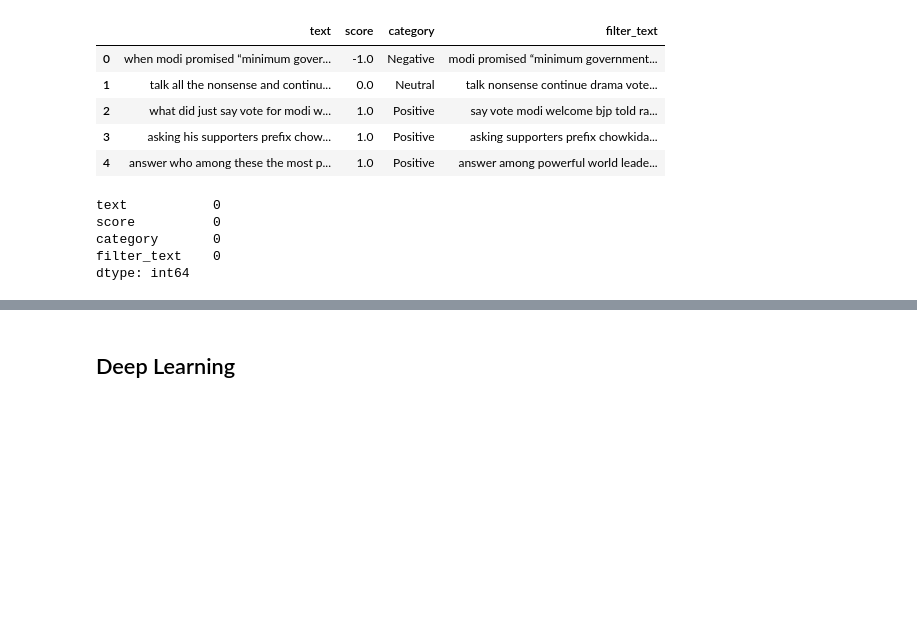
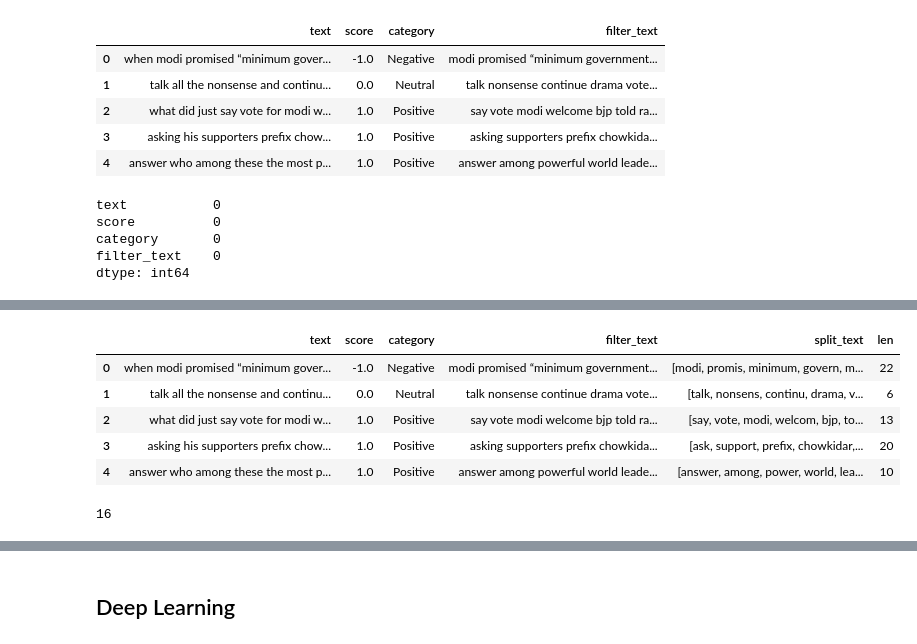
Before and after one commit to StockJanitor/CIS63_NLPTimeSeries, a Jupyter notebook: 2_model.ipynb, the cells around one changed output, grey strips where cells are left out. Drawn from its saved outputs; the diff is of its cells as text; code cells hidden in the pictures; blank space fills up the shorter version.

```diff
--- a/2_model.ipynb
+++ b/2_model.ipynb
@@ -289,3 +303,14 @@ df2.head()
+# %%
+df2['len'] = df2.split_text.apply(len)
+
+df2.head()
+# %% [output]
+|  | text | score | category | filter_text | split_text | len |
+| 0 | when modi promised “minimum gover... | -1.0 | Negative | modi promised “minimum government... | [modi, promis, minimum, govern, m... | 22 |
+| 1 | talk all the nonsense and continu... | 0.0 | Neutral | talk nonsense continue drama vote... | [talk, nonsens, continu, drama, v... | 6 |
+| 2 | what did just say vote for modi w... | 1.0 | Positive | say vote modi welcome bjp told ra... | [say, vote, modi, welcom, bjp, to... | 13 |
+| 3 | asking his supporters prefix chow... | 1.0 | Positive | asking supporters prefix chowkida... | [ask, support, prefix, chowkidar,... | 20 |
+| 4 | answer who among these the most p... | 1.0 | Positive | answer among powerful world leade... | [answer, among, power, world, lea... | 10 |
 # %%
 # choose x_data
 x_data = df2.split_text
@@ -295,10 +320,13 @@ y_data = pd.get_dummies(df2.category)
 
 #obtain max x length
 max_x_len = get_max_length(x_data)
-max_x_len
+
 
 # embed dimension
 EMBED_DIM = 32
+max_x_len
+# %% [output]
+16
 # %%
 # ENCODE REVIEW
 token = Tokenizer(lower=False)    # False becuase we already did it.
```
Also changed, not shown: parts of 19 cells of this notebook, 13 other files.
